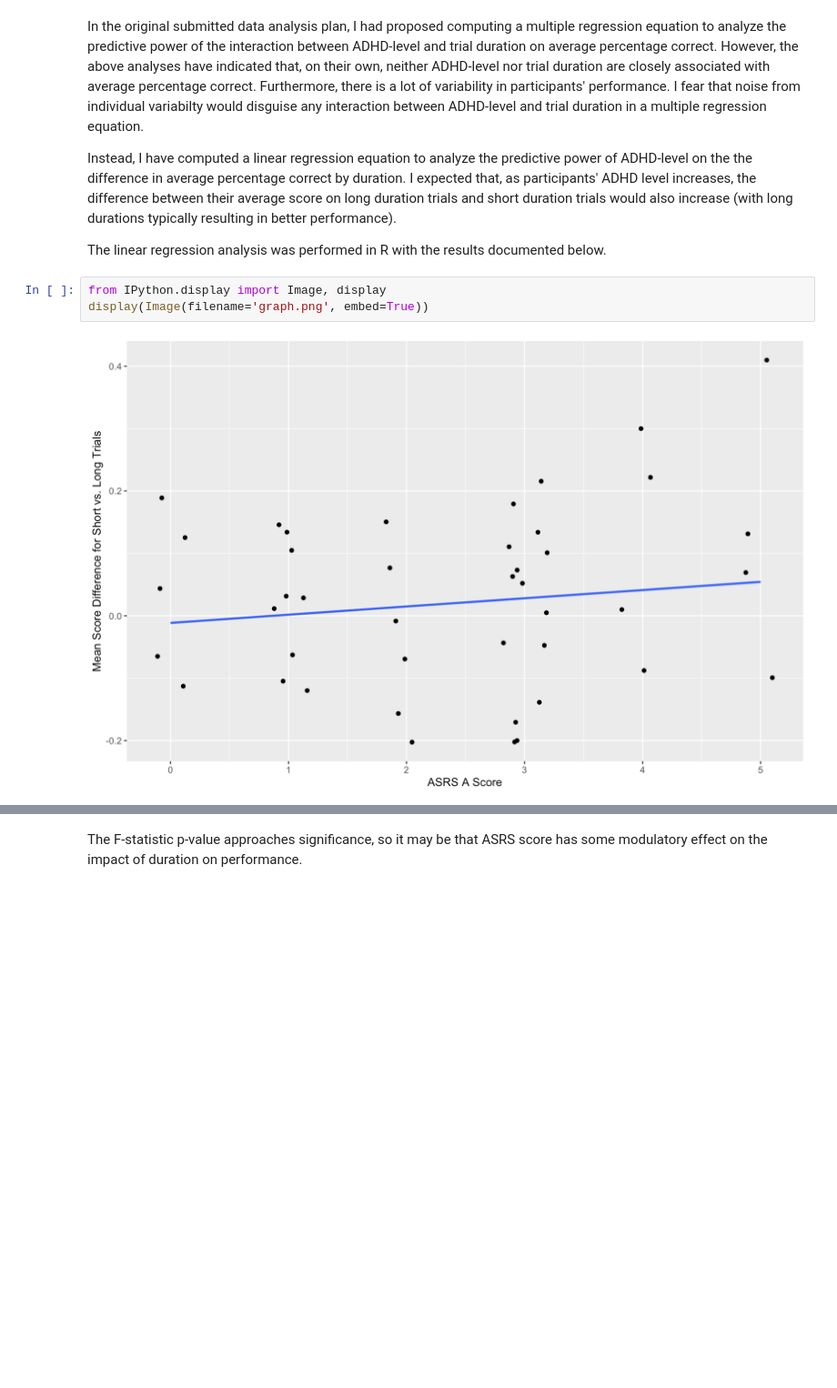
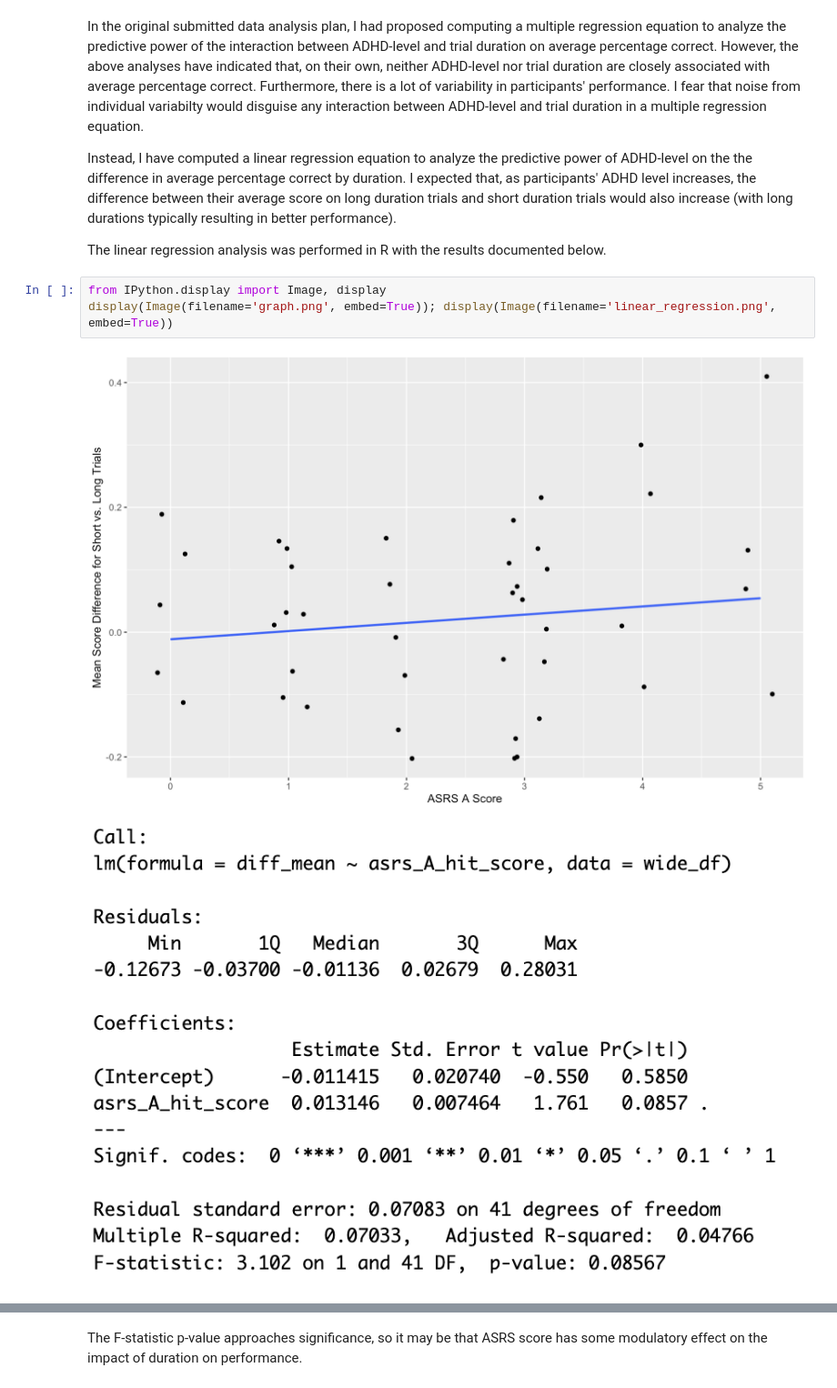
Before and after one commit to kfuiten/M1_thesis, a Jupyter notebook: asrs_duration_analysis.ipynb, the cells around one changed output, grey strips where cells are left out. Shown: that part at 91% size. Drawn from its saved outputs; the diff is of its cells as text; blank space fills up the shorter version.

```diff
--- a/asrs_duration_analysis.ipynb
+++ b/asrs_duration_analysis.ipynb
@@ -256,6 +256,7 @@ Instead, I have computed a linear regression equation to analyze the predictive
 The linear regression analysis was performed in R with the results documented below.
 # %%
 from IPython.display import Image, display
-display(Image(filename='graph.png', embed=True))
+display(Image(filename='graph.png', embed=True)); display(Image(filename='linear_regression.png', embed=True))
 # %% [output]
 [figure]
+[figure, added]
```
Also changed, not shown: parts of 2 cells of this notebook.
